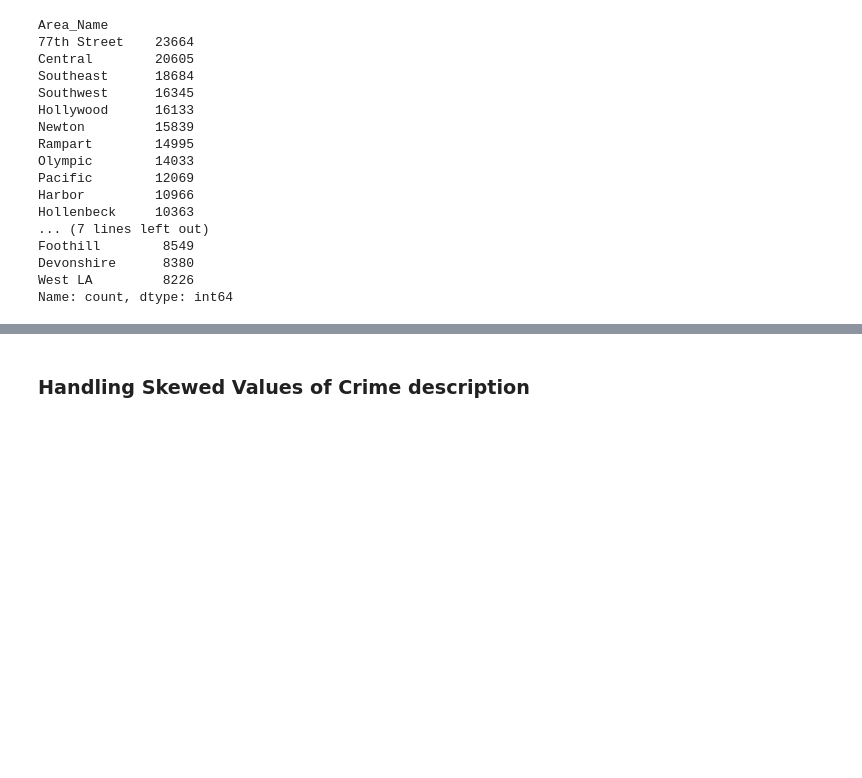
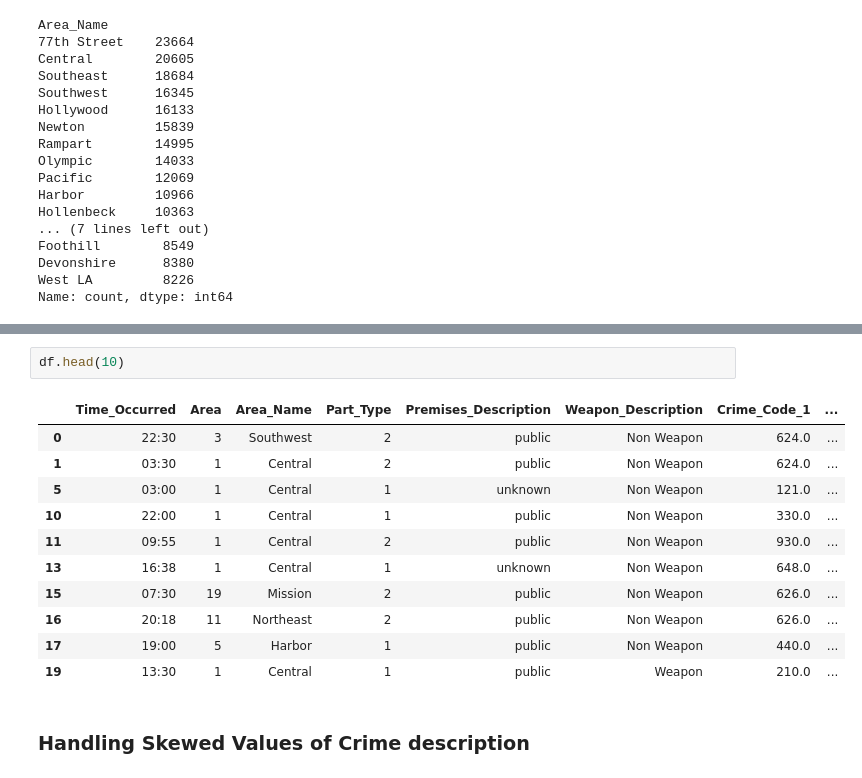
Before and after one commit to MrBinit/Supervised-Learning, a Jupyter notebook: logistic regression/project.ipynb, the cells around one changed output, grey strips where cells are left out. Drawn from its saved outputs; the diff is of its cells as text; blank space fills up the shorter version.

```diff
--- a/logistic regression/project.ipynb
+++ b/logistic regression/project.ipynb
@@ -1093,3 +1156,17 @@ Name: count, dtype: int64
+# %%
+df.head(10)
+# %% [output]
+|  | Time_Occurred | Area | Area_Name | Part_Type | Premises_Description | Weapon_Description | Crime_Code_1 | ... |
+| 0 | 22:30 | 3 | Southwest | 2 | public | Non Weapon | 624.0 | ... |
+| 1 | 03:30 | 1 | Central | 2 | public | Non Weapon | 624.0 | ... |
+| 5 | 03:00 | 1 | Central | 1 | unknown | Non Weapon | 121.0 | ... |
+| 10 | 22:00 | 1 | Central | 1 | public | Non Weapon | 330.0 | ... |
+| 11 | 09:55 | 1 | Central | 2 | public | Non Weapon | 930.0 | ... |
+| 13 | 16:38 | 1 | Central | 1 | unknown | Non Weapon | 648.0 | ... |
+| 15 | 07:30 | 19 | Mission | 2 | public | Non Weapon | 626.0 | ... |
+| 16 | 20:18 | 11 | Northeast | 2 | public | Non Weapon | 626.0 | ... |
+| 17 | 19:00 | 5 | Harbor | 1 | public | Non Weapon | 440.0 | ... |
+| 19 | 13:30 | 1 | Central | 1 | public | Weapon | 210.0 | ... |
 # %% [markdown]
 ### Handling Skewed Values of Crime description
 # %%
```
Also changed, not shown: parts of 15 cells of this notebook.
